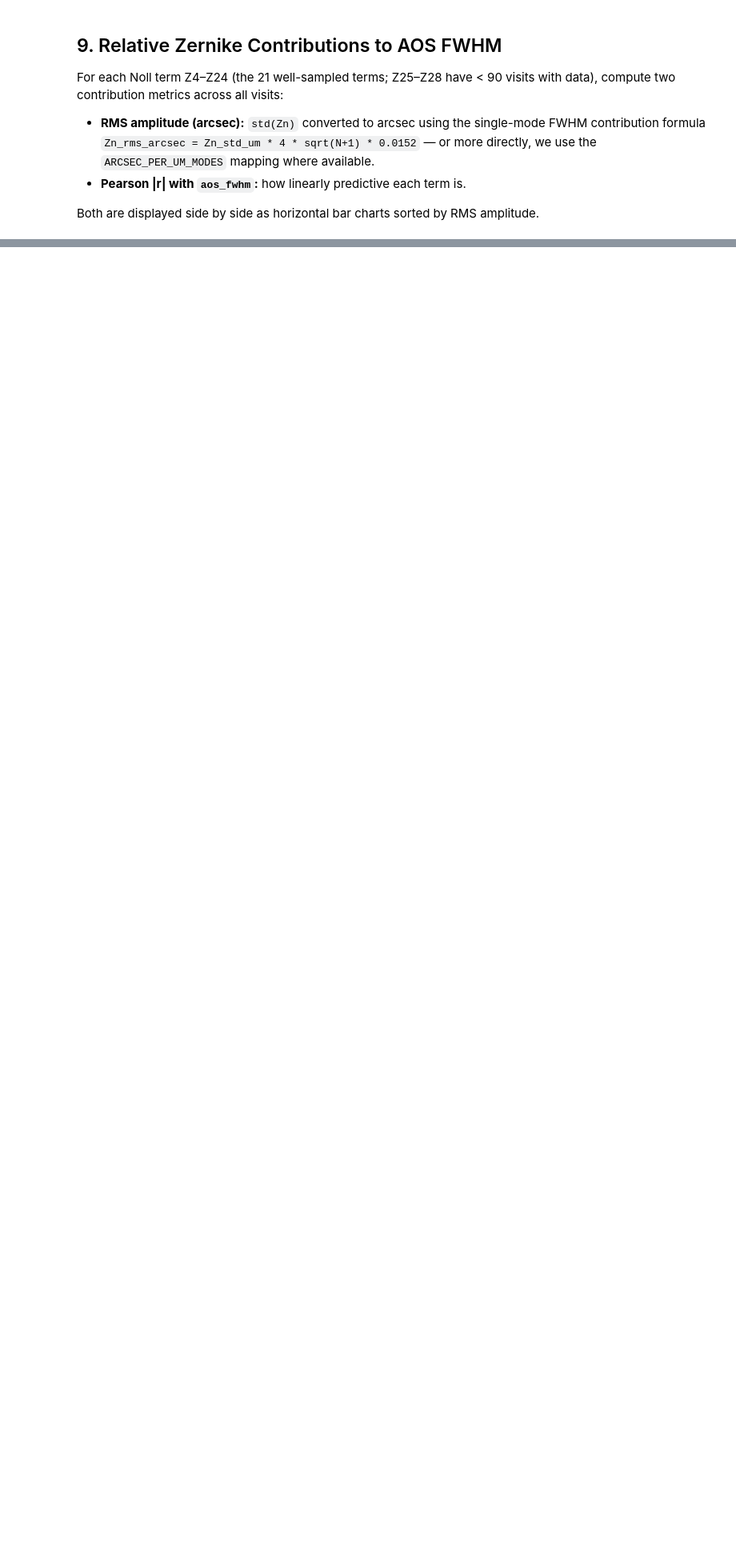
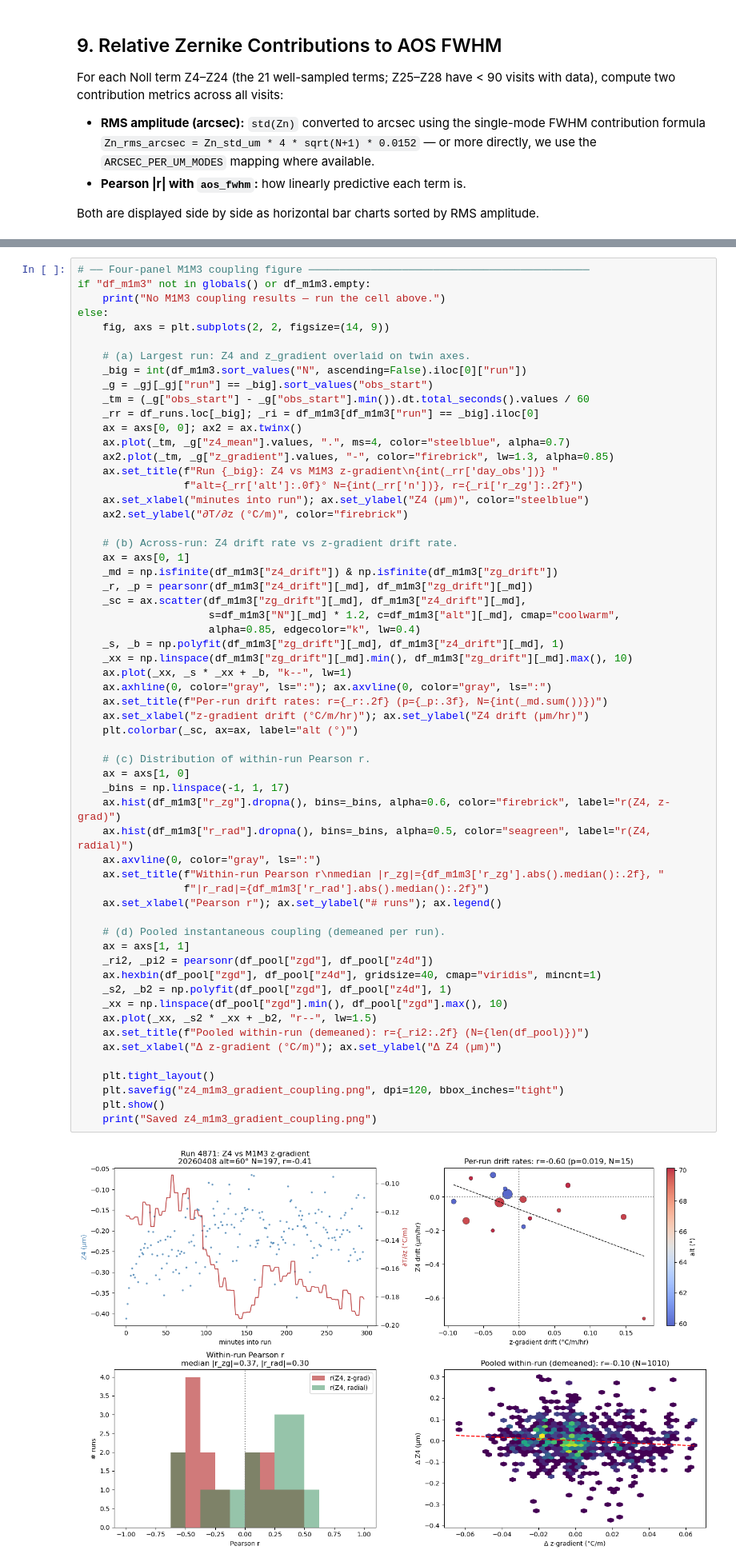
Before and after one commit to bstalder/notebooks, a Jupyter notebook: earlyoperations/optical_psf/MTAOS_Z4_Focus_Trends.ipynb, the cells around one changed output, grey strips where cells are left out. Shown at 80% size. Drawn from its saved outputs; the diff is of its cells as text; blank space fills up the shorter version.

```diff
--- a/earlyoperations/optical_psf/MTAOS_Z4_Focus_Trends.ipynb
+++ b/earlyoperations/optical_psf/MTAOS_Z4_Focus_Trends.ipynb
@@ -867,0 +1218,61 @@ Z6  Vertical Astig  -0.0035  0.2087      0.0166
+# %%
+# ── Four-panel M1M3 coupling figure ─────────────────────────────────────────────
+if "df_m1m3" not in globals() or df_m1m3.empty:
+    print("No M1M3 coupling results — run the cell above.")
+else:
+    fig, axs = plt.subplots(2, 2, figsize=(14, 9))
+
+    # (a) Largest run: Z4 and z_gradient overlaid on twin axes.
+    _big = int(df_m1m3.sort_values("N", ascending=False).iloc[0]["run"])
+    _g = _gj[_gj["run"] == _big].sort_values("obs_start")
+    _tm = (_g["obs_start"] - _g["obs_start"].min()).dt.total_seconds().values / 60
+    _rr = df_runs.loc[_big]; _ri = df_m1m3[df_m1m3["run"] == _big].iloc[0]
+    ax = axs[0, 0]; ax2 = ax.twinx()
+    ax.plot(_tm, _g["z4_mean"].values, ".", ms=4, color="steelblue", alpha=0.7)
+    ax2.plot(_tm, _g["z_gradient"].values, "-", color="firebrick", lw=1.3, alpha=0.85)
+    ax.set_title(f"Run {_big}: Z4 vs M1M3 z-gradient\n{int(_rr['day_obs'])} "
+                 f"alt={_rr['alt']:.0f}° N={int(_rr['n'])}, r={_ri['r_zg']:.2f}")
+    ax.set_xlabel("minutes into run"); ax.set_ylabel("Z4 (µm)", color="steelblue")
+    ax2.set_ylabel("∂T/∂z (°C/m)", color="firebrick")
+
+    # (b) Across-run: Z4 drift rate vs z-gradient drift rate.
+    ax = axs[0, 1]
+    _md = np.isfinite(df_m1m3["z4_drift"]) & np.isfinite(df_m1m3["zg_drift"])
+    _r, _p = pearsonr(df_m1m3["z4_drift"][_md], df_m1m3["zg_drift"][_md])
+    _sc = ax.scatter(df_m1m3["zg_drift"][_md], df_m1m3["z4_drift"][_md],
+                     s=df_m1m3["N"][_md] * 1.2, c=df_m1m3["alt"][_md], cmap="coolwarm",
+                     alpha=0.85, edgecolor="k", lw=0.4)
+    _s, _b = np.polyfit(df_m1m3["zg_drift"][_md], df_m1m3["z4_drift"][_md], 1)
+    _xx = np.linspace(df_m1m3["zg_drift"][_md].min(), df_m1m3["zg_drift"][_md].max(), 10)
+    ax.plot(_xx, _s * _xx + _b, "k--", lw=1)
+    ax.axhline(0, color="gray", ls=":"); ax.axvline(0, color="gray", ls=":")
+    ax.set_title(f"Per-run drift rates: r={_r:.2f} (p={_p:.3f}, N={int(_md.sum())})")
+    ax.set_xlabel("z-gradient drift (°C/m/hr)"); ax.set_ylabel("Z4 drift (µm/hr)")
+    plt.colorbar(_sc, ax=ax, label="alt (°)")
+
+    # (c) Distribution of within-run Pearson r.
+    ax = axs[1, 0]
+    _bins = np.linspace(-1, 1, 17)
+    ax.hist(df_m1m3["r_zg"].dropna(), bins=_bins, alpha=0.6, color="firebrick", label="r(Z4, z-grad)")
+    ax.hist(df_m1m3["r_rad"].dropna(), bins=_bins, alpha=0.5, color="seagreen", label="r(Z4, radial)")
+    ax.axvline(0, color="gray", ls=":")
+    ax.set_title(f"Within-run Pearson r\nmedian |r_zg|={df_m1m3['r_zg'].abs().median():.2f}, "
+                 f"|r_rad|={df_m1m3['r_rad'].abs().median():.2f}")
+    ax.set_xlabel("Pearson r"); ax.set_ylabel("# runs"); ax.legend()
+
+    # (d) Pooled instantaneous coupling (demeaned per run).
+    ax = axs[1, 1]
+    _ri2, _pi2 = pearsonr(df_pool["zgd"], df_pool["z4d"])
+    ax.hexbin(df_pool["zgd"], df_pool["z4d"], gridsize=40, cmap="viridis", mincnt=1)
+    _s2, _b2 = np.polyfit(df_pool["zgd"], df_pool["z4d"], 1)
+    _xx = np.linspace(df_pool["zgd"].min(), df_pool["zgd"].max(), 10)
+    ax.plot(_xx, _s2 * _xx + _b2, "r--", lw=1.5)
+    ax.set_title(f"Pooled within-run (demeaned): r={_ri2:.2f} (N={len(df_pool)})")
+    ax.set_xlabel("Δ z-gradient (°C/m)"); ax.set_ylabel("Δ Z4 (µm)")
+
+    plt.tight_layout()
+    plt.savefig("z4_m1m3_gradient_coupling.png", dpi=120, bbox_inches="tight")
+    plt.show()
+    print("Saved z4_m1m3_gradient_coupling.png")
+# %% [output]
+[figure, added]
```
Also changed, not shown: parts of 10 cells of this notebook, 2 other files.
